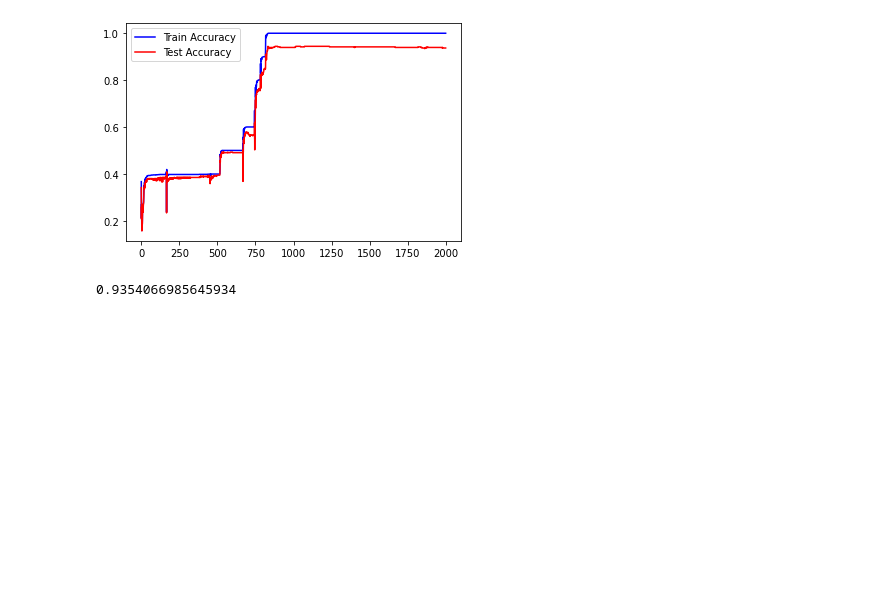
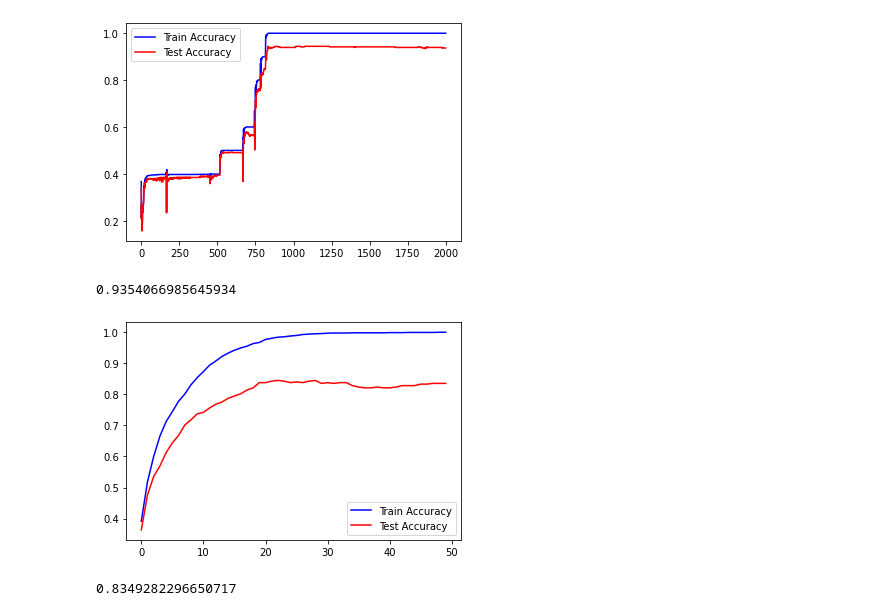
Before and after one commit to ilmarinen/machine-learning-notebooks, a Jupyter notebook: SignLanguage-CUDA.ipynb, the cells around one changed output. Cells and saved outputs as stored; diff of their text form; code cells hidden in the pictures; blank space fills up the shorter version.

Commit message:
Experiments with Batch Norm (#13)

```diff
--- a/SignLanguage-CUDA.ipynb
+++ b/SignLanguage-CUDA.ipynb
@@ -504,3 +504,49 @@ test_result = test_model(net_eight, test_indices, X_test, Y_test)
 print(test_result)
 # %% [output]
 0.9354066985645934
+# %%
+class NetNine(nn.Module):
+
+    def __init__(self):
+        super().__init__()
+
+        self.conv1 = nn.Conv2d(1, 18, kernel_size=3, stride=1, padding=1)
+        self.batch_norm1 = nn.BatchNorm2d(18)
+        self.fc2 = nn.Linear(18*64*64, 192)
+        self.batch_norm2 = nn.BatchNorm1d(192)
+        self.fc3 = nn.Linear(192, 192)
+        self.batch_norm3 = nn.BatchNorm1d(192)
+        self.fc4 = nn.Linear(192, 192)
+        self.batch_norm4 = nn.BatchNorm1d(192)
+        self.fc5 = nn.Linear(192, 192)
+        self.batch_norm5 = nn.BatchNorm1d(192)
+        self.fc6 = nn.Linear(192, 10)
+
+    def forward(self, x):
+        x = F.relu(self.batch_norm1(self.conv1(x)))
+        x = x.view(-1, 18*64*64)
+        x = self.fc2(x)
+        x = F.relu(self.batch_norm2(x))
+        x = F.relu(self.batch_norm3(self.fc3(x)))
+        x = F.relu(self.batch_norm4(self.fc4(x)))
+        x = F.relu(self.batch_norm5(self.fc5(x)))
+        x = self.fc6(x)
+
+        return F.softmax(x, dim=1)
+# %%
+net_nine = NetNine()
+# %%
+optimizer = optim.Adam(net_nine.parameters(), lr=0.001)
+net_nine, train_accuracy, test_accuracy = train_model(net_nine, optimizer, train_indices, test_indices, X_train, Y_train, X_test, Y_test, epochs=50)
+# %%
+fig, ax = plt.subplots()
+ax.plot(train_accuracy, "b-", label="Train Accuracy")
+ax.plot(test_accuracy, "r-", label="Test Accuracy")
+leg = ax.legend()
+# %% [output]
+[figure, added]
+# %%
+test_result = test_model(net_nine, test_indices, X_test, Y_test)
+print(test_result)
+# %% [output]
+0.8349282296650717
```
